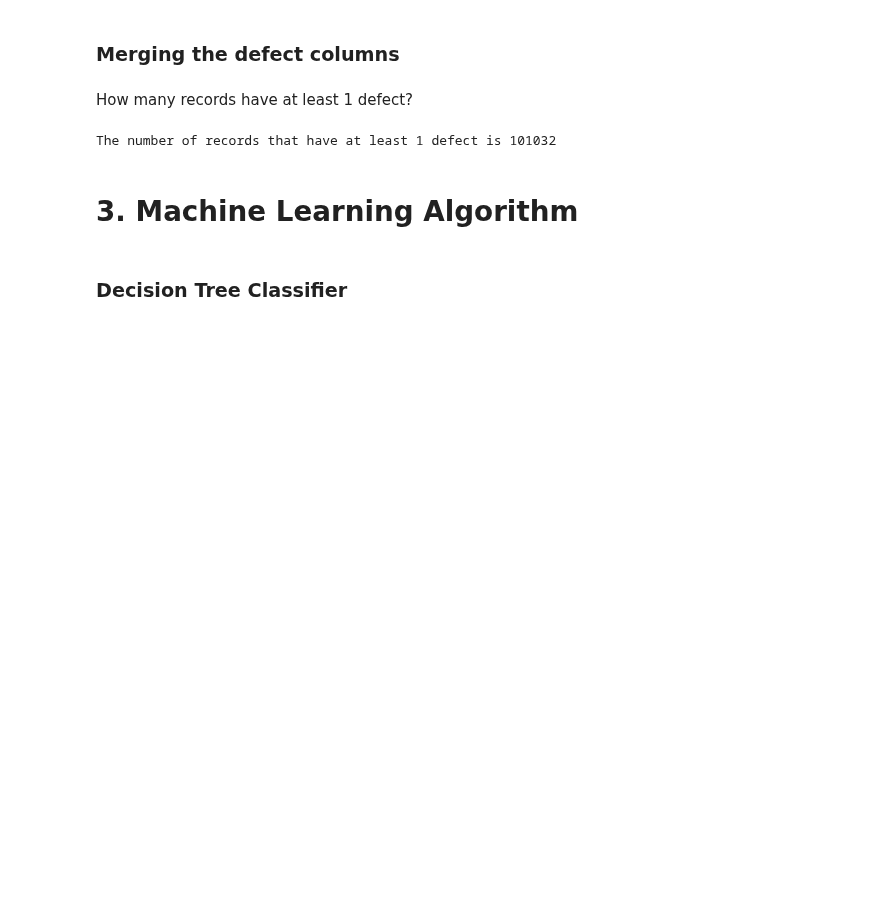
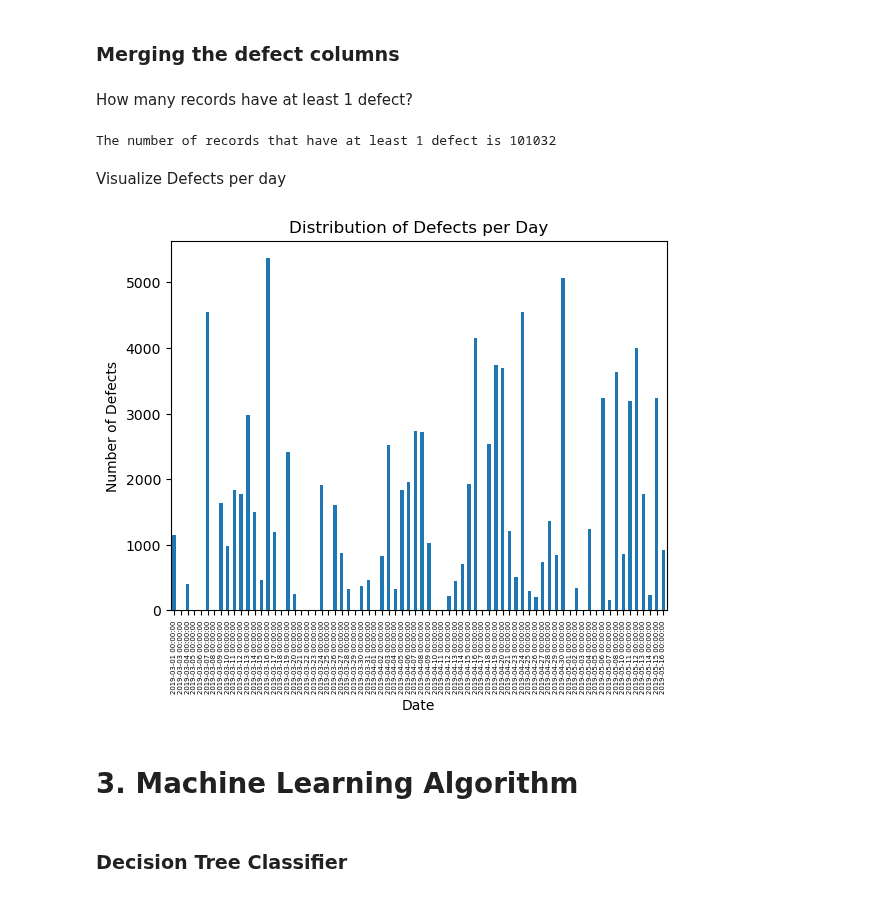
Before and after one commit to simoneassirelli/Machine-Learning-Fieldwork---G3, a Jupyter notebook: code.ipynb, the cells around one changed output. Cells and saved outputs as stored; diff of their text form; code cells hidden in the pictures; blank space fills up the shorter version.

Commit message:
Update code.ipynb
Added visualization of defects per day

```diff
--- a/code.ipynb
+++ b/code.ipynb
@@ -320,6 +320,25 @@ How many records have at least 1 defect?
 print(f"The number of records that have at least 1 defect is {df_reduced['Has_Defect'].value_counts()[1]}")
 # %% [output]
 The number of records that have at least 1 defect is 101032
+# %% [markdown]
+Visualize Defects per day
+# %%
+
+# Ensure the date column is in datetime format
+df_reduced['DATE'] = pd.to_datetime(df_reduced['DATE'])
+
+# If you have a binary 'defect' column, use sum. If not, adjust this step accordingly.
+defects_per_day = df_reduced.groupby('DATE')['Has_Defect'].sum()
+
+# Plot the distribution
+defects_per_day.plot(kind='bar') # or 'line', depending on your preference
+plt.title('Distribution of Defects per Day')
+plt.xlabel('Date')
+plt.ylabel('Number of Defects')
+plt.xticks(rotation=90, fontsize = 5)
+plt.show()
+# %% [output]
+[figure, added]
 # %% [markdown]
 # 3. Machine Learning Algorithm
 # %% [markdown]
```
Also changed, not shown: parts of 1 cell of this notebook.
